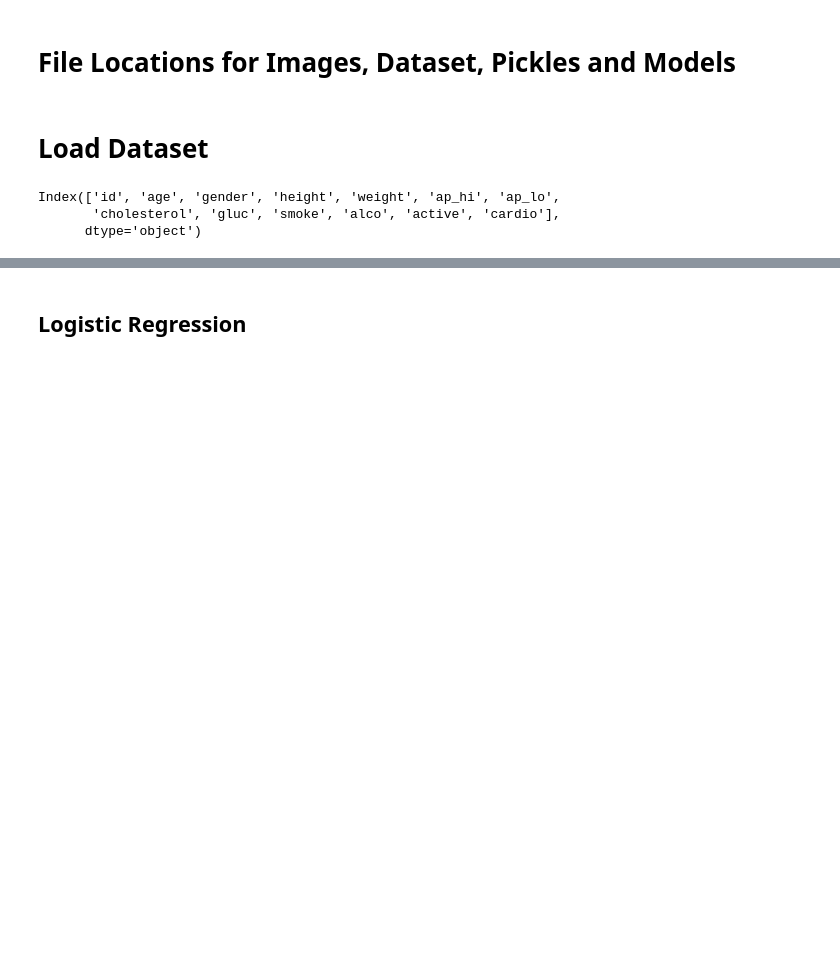
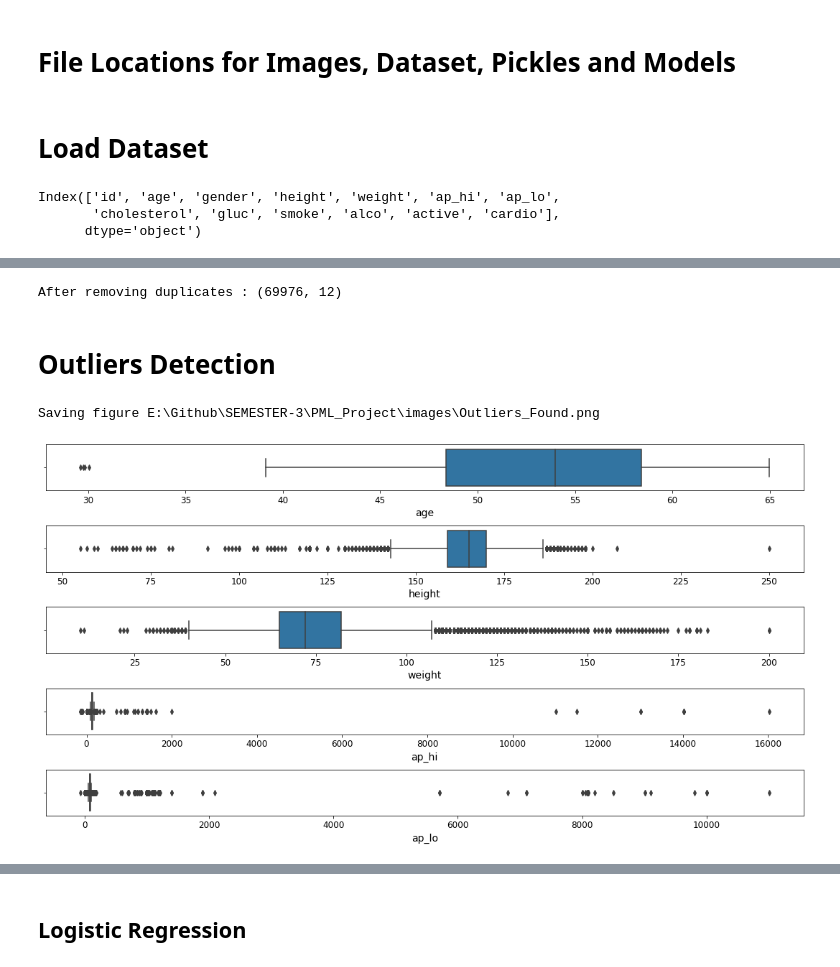
Before and after one commit to OutliersTeam/Cardiovascular-Disease-Prediction, a Jupyter notebook: Notebooks/Cardiovascular_Disease_Prediction.ipynb, the cells around one changed output, grey strips where cells are left out. Saved outputs shown, nothing was run; the diff lists cells and outputs as text; code cells hidden in the pictures; blank space fills up the shorter version.

```diff
--- a/Notebooks/Cardiovascular_Disease_Prediction.ipynb
+++ b/Notebooks/Cardiovascular_Disease_Prediction.ipynb
@@ -223,0 +162,23 @@ from sklearn.metrics import accuracy_score, classification_report, confusion_mat
+# %%
+# We can observe that 24 instances were being duplicated, we will try to remove them from dataset
+cardio.drop(index=cardio[cardio.duplicated()].index, axis=0, inplace=True)
+print('After removing duplicates :', cardio.shape)
+# %% [output]
+After removing duplicates : (69976, 12)
+# %% [markdown]
+# Outliers Detection
+# %%
+# Outliers Detection
+continuous_features = ['age', 'height', 'weight', 'ap_hi', 'ap_lo']
+fig, axes = plt.subplots(nrows=len(continuous_features), ncols=1, figsize =(15,8));
+
+sns.boxplot(cardio['age']/365, ax=axes[0])
+
+for (index, column) in enumerate(continuous_features[1:], 1):
+    sns.boxplot(cardio[column], ax=axes[index])
+
+save_fig('Outliers_Found')
+plt.show()
+# %% [output]
+Saving figure E:\Github\SEMESTER-3\PML_Project\images\Outliers_Found.png
+[figure, added]
```
Also changed, not shown: parts of 96 cells of this notebook, 15 other files.
